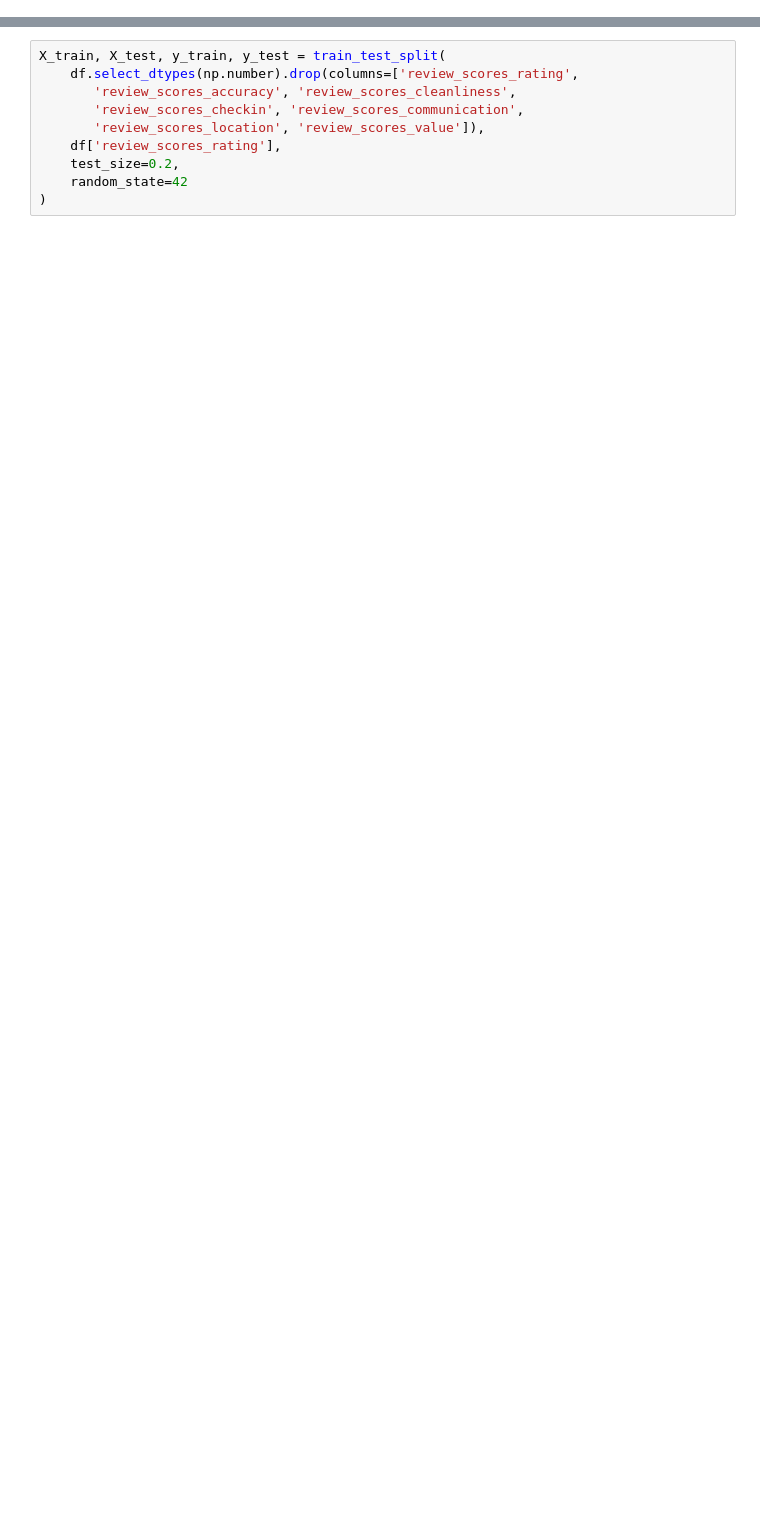
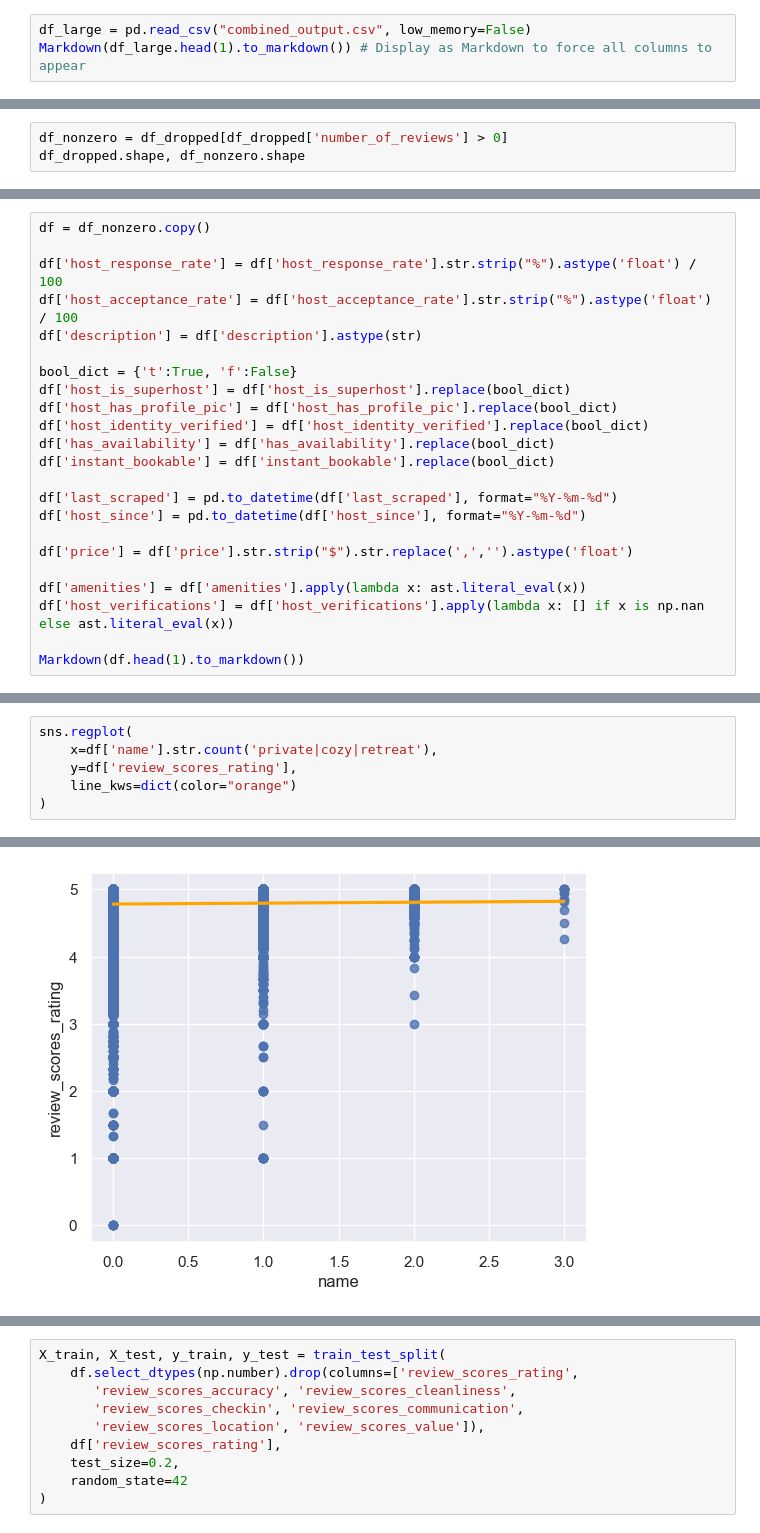
Before and after one commit to doanhandonly/RAD-CSE151A-Project, a Jupyter notebook: model/base_model.ipynb, the cells around one changed output, grey strips where cells are left out. Saved outputs shown, nothing was run; the diff lists cells and outputs as text; blank space fills up the shorter version.

```diff
--- a/model/base_model.ipynb
+++ b/model/base_model.ipynb
@@ -8,0 +64,3 @@ from sklearn.metrics import mean_absolute_error, mean_squared_error
+# %%
+df_large = pd.read_csv("combined_output.csv", low_memory=False)
+Markdown(df_large.head(1).to_markdown()) # Display as Markdown to force all columns to appear
@@ -8,0 +128,3 @@ from sklearn.metrics import mean_absolute_error, mean_squared_error
+# %%
+df_nonzero = df_dropped[df_dropped['number_of_reviews'] > 0]
+df_dropped.shape, df_nonzero.shape
@@ -8,0 +142,23 @@ from sklearn.metrics import mean_absolute_error, mean_squared_error
+# %%
+df = df_nonzero.copy()
+
+df['host_response_rate'] = df['host_response_rate'].str.strip("%").astype('float') / 100
+df['host_acceptance_rate'] = df['host_acceptance_rate'].str.strip("%").astype('float') / 100
+df['description'] = df['description'].astype(str)
+
+bool_dict = {'t':True, 'f':False}
+df['host_is_superhost'] = df['host_is_superhost'].replace(bool_dict)
+df['host_has_profile_pic'] = df['host_has_profile_pic'].replace(bool_dict)
+df['host_identity_verified'] = df['host_identity_verified'].replace(bool_dict)
+df['has_availability'] = df['has_availability'].replace(bool_dict)
+df['instant_bookable'] = df['instant_bookable'].replace(bool_dict)
+
+df['last_scraped'] = pd.to_datetime(df['last_scraped'], format="%Y-%m-%d")
+df['host_since'] = pd.to_datetime(df['host_since'], format="%Y-%m-%d")
+
+df['price'] = df['price'].str.strip("$").str.replace(',','').astype('float')
+
+df['amenities'] = df['amenities'].apply(lambda x: ast.literal_eval(x))
+df['host_verifications'] = df['host_verifications'].apply(lambda x: [] if x is np.nan else ast.literal_eval(x))
+
+Markdown(df.head(1).to_markdown())
@@ -8,0 +198,7 @@ from sklearn.metrics import mean_absolute_error, mean_squared_error
+# %%
+sns.regplot(
+    x=df['name'].str.count('private|cozy|retreat'),
+    y=df['review_scores_rating'],
+    line_kws=dict(color="orange")
+)
+# %% [output]
@@ -8,0 +206 @@ from sklearn.metrics import mean_absolute_error, mean_squared_error
+[figure, added]
```
Also changed, not shown: parts of 71 cells of this notebook.
